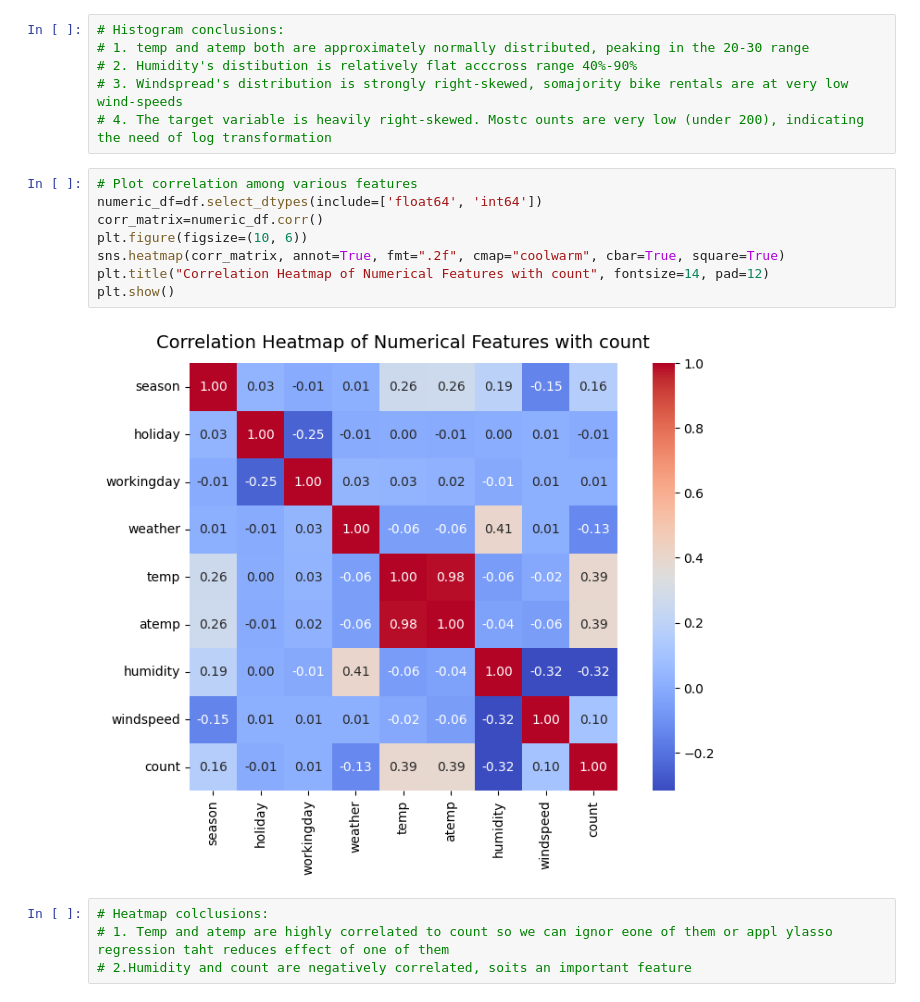
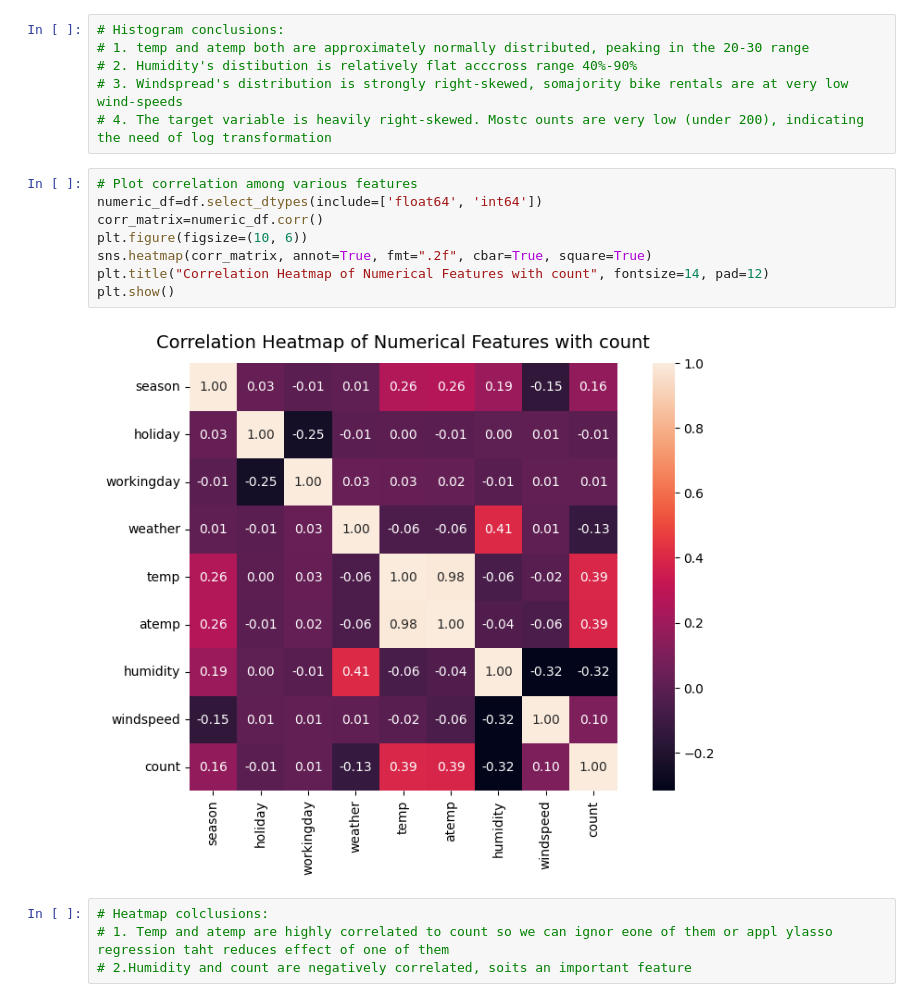
Before and after one commit to akanksha52/bike-rental-forecasting, a Jupyter notebook: notebooks/02_data_visualisation.ipynb, the cells around one changed output. Cells and saved outputs as stored; diff of their text form.

```diff
--- a/notebooks/02_data_visualisation.ipynb
+++ b/notebooks/02_data_visualisation.ipynb
@@ -32,13 +32,13 @@ plt.show()
 # %%
 # Plot correlation among various features
 numeric_df=df.select_dtypes(include=['float64', 'int64'])
 corr_matrix=numeric_df.corr()
 plt.figure(figsize=(10, 6))
-sns.heatmap(corr_matrix, annot=True, fmt=".2f", cmap="coolwarm", cbar=True, square=True)
+sns.heatmap(corr_matrix, annot=True, fmt=".2f", cbar=True, square=True)
 plt.title("Correlation Heatmap of Numerical Features with count", fontsize=14, pad=12)
 plt.show()
 # %% [output]
-[figure, old version]
+[figure, new version]
 # %%
 # Heatmap colclusions:
 # 1. Temp and atemp are highly correlated to count so we can ignor eone of them or appl ylasso regression taht reduces effect of one of them
```
Also changed, not shown: 5 other files.
